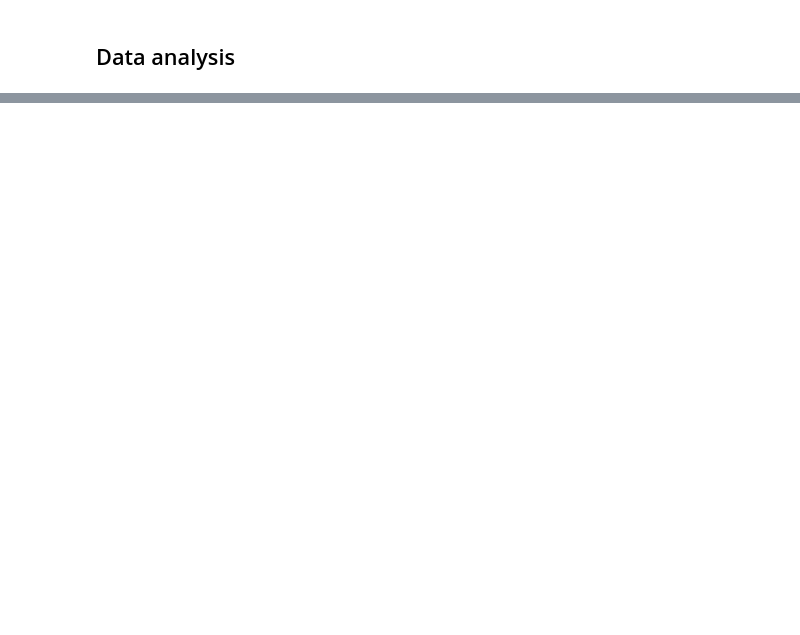
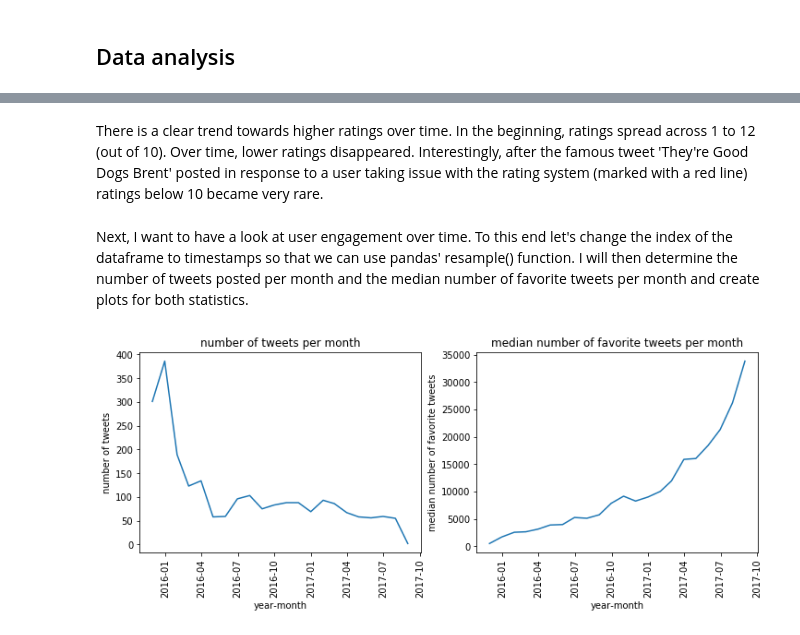
Before and after one commit to schlechu/twitter-weratedogs, a Jupyter notebook: wrangle_act.ipynb, the cells around one changed output, grey strips where cells are left out. Saved outputs shown, nothing was run; the diff lists cells and outputs as text; code cells hidden in the pictures; blank space fills up the shorter version.

```diff
--- a/wrangle_act.ipynb
+++ b/wrangle_act.ipynb
@@ -855,0 +937,5 @@ pd.read_sql('SELECT name, text, rating_numerator, rating_denominator, predicted_
+# %%
+# apply the filters
+m_filt = master[((master.rating_numerator <= 15) & (master.rating_denominator == 10))]
+# check the dimensions of this new dataset
+m_filt.shape
@@ -855,0 +959,32 @@ pd.read_sql('SELECT name, text, rating_numerator, rating_denominator, predicted_
+# %% [markdown]
+There is a clear trend towards higher ratings over time. In the beginning, ratings spread across 1 to 12 (out of 10). Over time, lower ratings disappeared. Interestingly, after the famous tweet 'They're Good Dogs Brent' posted in response to a user taking issue with the rating system (marked with a red line) ratings below 10 became very rare.
+# %% [markdown]
+Next, I want to have a look at user engagement over time. To this end let's change the index of the dataframe to timestamps so that we can use pandas' resample() function. I will then determine the number of tweets posted per month and the median number of favorite tweets per month and create plots for both statistics.
+# %%
+m_filt.index = m_filt.timestamp
+# %%
+m_filt_count = m_filt.resample('1M').count()
+m_filt_median = m_filt.resample('1M').median()
+# %%
+# create plot these two metrics
+plt.figure(figsize=(12,4))
+
+plt.subplot(121)
+plt.plot(m_filt_count.tweet_id)
+plt.title('number of tweets per month')
+plt.xlabel('year-month')
+plt.ylabel('number of tweets')
+plt.xticks(rotation=90)
+
+plt.subplot(122)
+plt.plot(m_filt_median.favorite_count)
+plt.title('median number of favorite tweets per month')
+plt.xlabel('year-month')
+plt.ylabel('median number of favorite tweets')
+plt.xticks(rotation=90)
+
+plt.savefig('engagement_over_time.png', bbox_inches='tight')
+
+plt.show()
+# %% [output]
+[figure, added]
```
Also changed, not shown: parts of 46 cells of this notebook, 4 other files.
